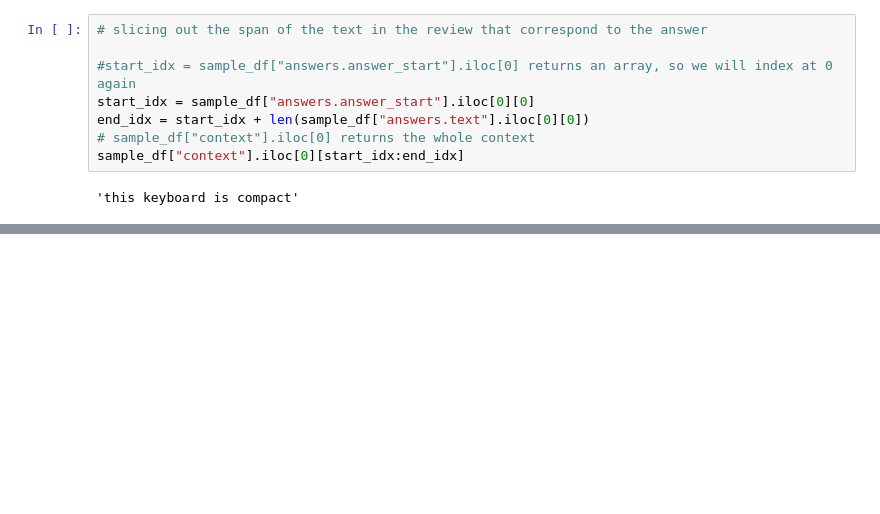
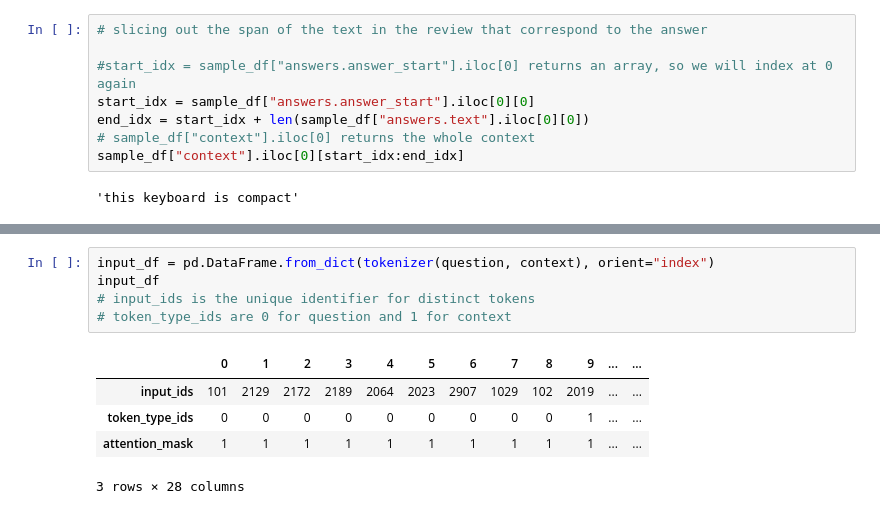
Before and after one commit to yashika-git/NLP, a Jupyter notebook: Review_Based_QA_System.ipynb, the cells around one changed output, grey strips where cells are left out. Cells and saved outputs as stored; diff of their text form; blank space fills up the shorter version.

```diff
--- a/Review_Based_QA_System.ipynb
+++ b/Review_Based_QA_System.ipynb
@@ -74,0 +138,11 @@ sample_df["context"].iloc[0][start_idx:end_idx]
+# %%
+input_df = pd.DataFrame.from_dict(tokenizer(question, context), orient="index")
+input_df
+# input_ids is the unique identifier for distinct tokens
+# token_type_ids are 0 for question and 1 for context
+# %% [output]
+|  | 0 | 1 | 2 | 3 | 4 | 5 | 6 | 7 | 8 | 9 | ... | ... |
+| input_ids | 101 | 2129 | 2172 | 2189 | 2064 | 2023 | 2907 | 1029 | 102 | 2019 | ... | ... |
+| token_type_ids | 0 | 0 | 0 | 0 | 0 | 0 | 0 | 0 | 0 | 1 | ... | ... |
+| attention_mask | 1 | 1 | 1 | 1 | 1 | 1 | 1 | 1 | 1 | 1 | ... | ... |
+3 rows × 28 columns
```
Also changed, not shown: parts of 14 cells of this notebook.
